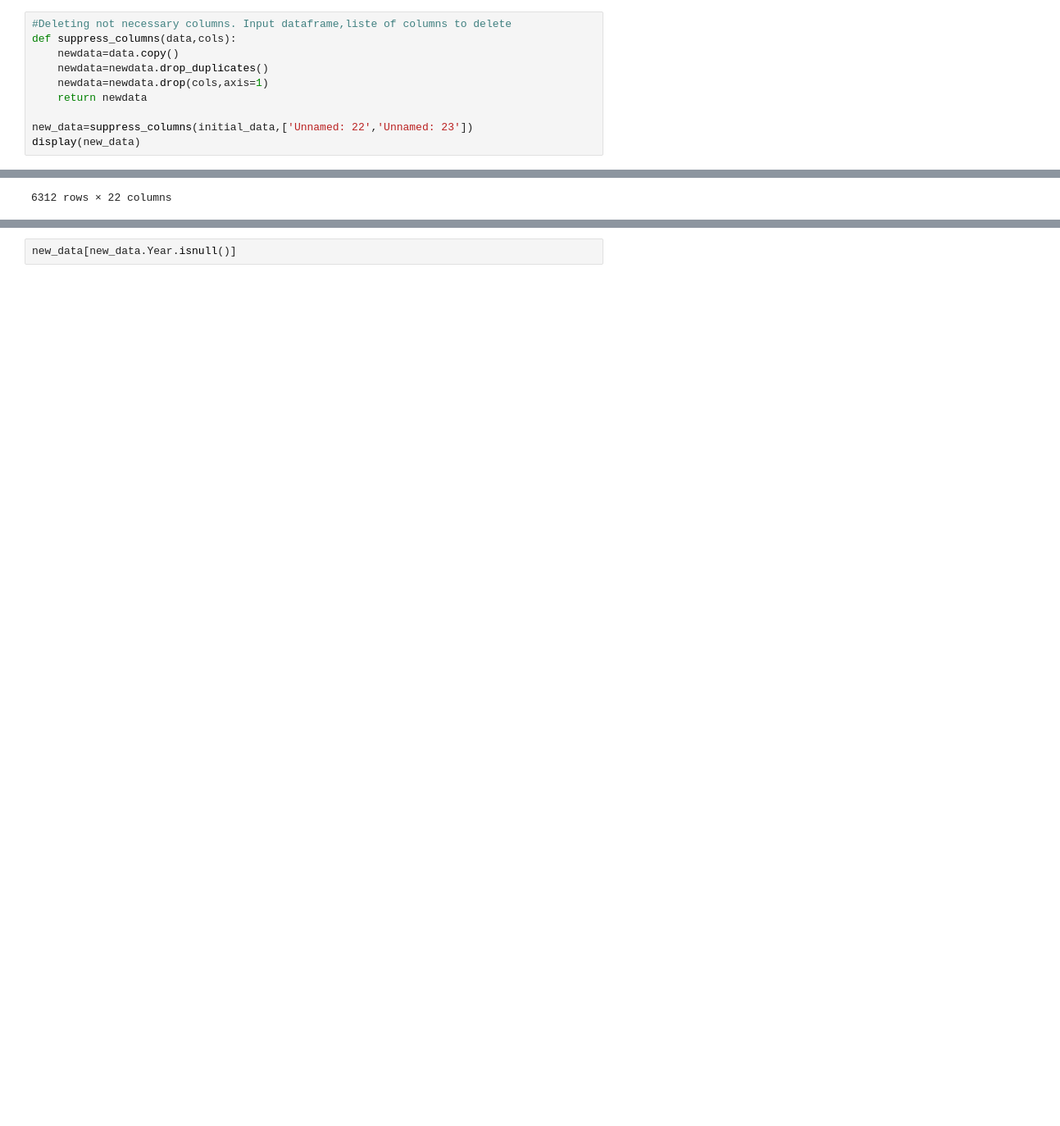
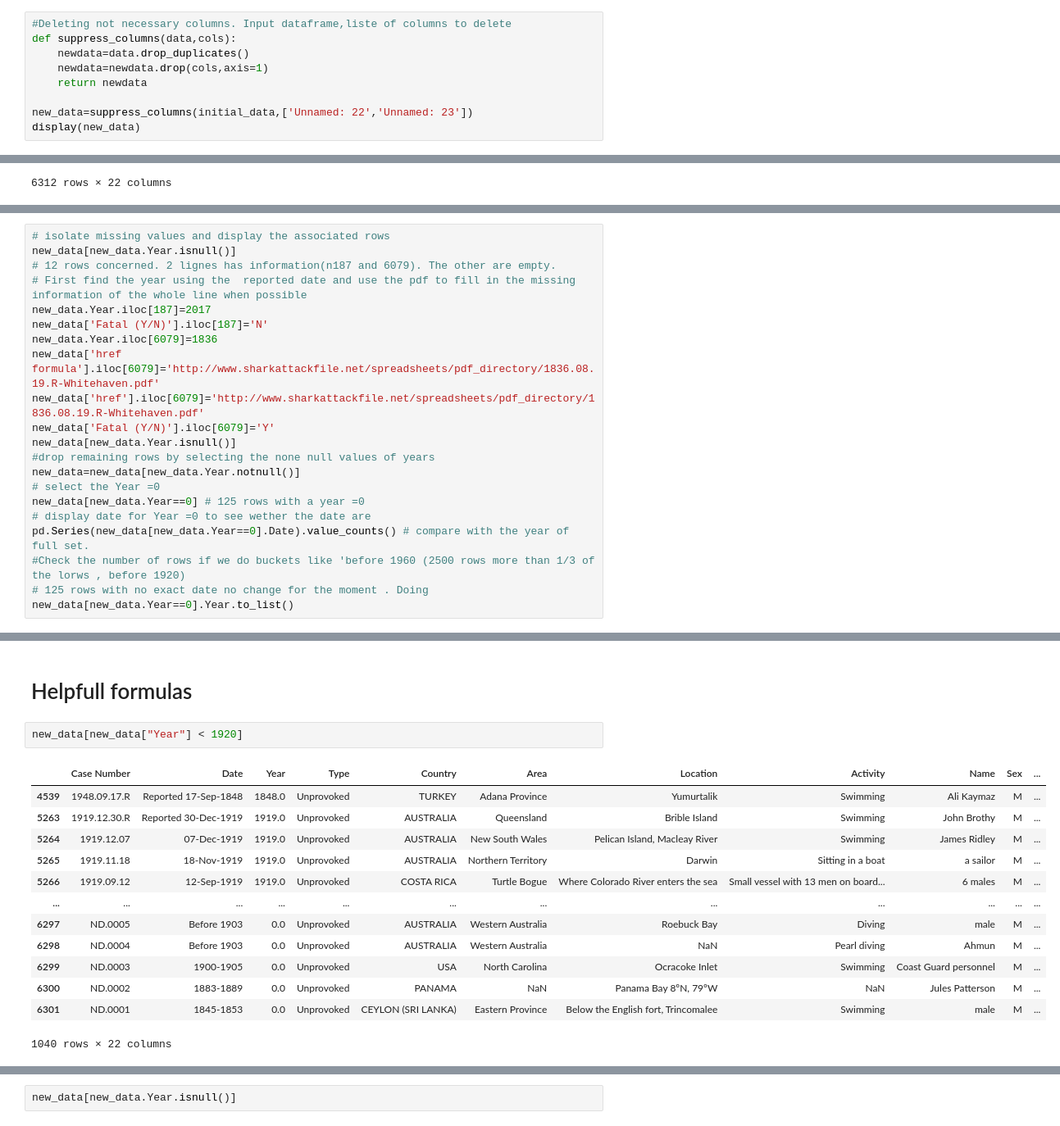
Before and after one commit to srosamont/Projects_Ironhack, a Jupyter notebook: Shark_lab.ipynb, the cells around one changed output, grey strips where cells are left out. Shown at 82% size. Drawn from its saved outputs; the diff is of its cells as text; blank space fills up the shorter version.

Commit message:
Empty rows deleted

```diff
--- a/Shark_lab.ipynb
+++ b/Shark_lab.ipynb
@@ -174,8 +97,7 @@ dtype: int64
 # %%
 #Deleting not necessary columns. Input dataframe,liste of columns to delete
 def suppress_columns(data,cols):
-    newdata=data.copy()
-    newdata=newdata.drop_duplicates()
+    newdata=data.drop_duplicates()
     newdata=newdata.drop(cols,axis=1)
     return newdata
 
@@ -232,0 +137,21 @@ new_data[new_data.Year.isnull()]
+# %%
+# isolate missing values and display the associated rows
+new_data[new_data.Year.isnull()]
+# 12 rows concerned. 2 lignes has information(n187 and 6079). The other are empty.
+# First find the year using the  reported date and use the pdf to fill in the missing information of the whole line when possible
+new_data.Year.iloc[187]=2017
+new_data['Fatal (Y/N)'].iloc[187]='N'
+new_data.Year.iloc[6079]=1836
+new_data['href formula'].iloc[6079]='http://www.sharkattackfile.net/spreadsheets/pdf_directory/1836.08.19.R-Whitehaven.pdf'
+new_data['href'].iloc[6079]='http://www.sharkattackfile.net/spreadsheets/pdf_directory/1836.08.19.R-Whitehaven.pdf'
+new_data['Fatal (Y/N)'].iloc[6079]='Y'
+new_data[new_data.Year.isnull()]
+#drop remaining rows by selecting the none null values of years
+new_data=new_data[new_data.Year.notnull()]
+# select the Year =0
+new_data[new_data.Year==0] # 125 rows with a year =0
+# display date for Year =0 to see wether the date are
+pd.Series(new_data[new_data.Year==0].Date).value_counts() # compare with the year of full set.
+#Check the number of rows if we do buckets like 'before 1960 (2500 rows more than 1/3 of the lorws , before 1920)
+# 125 rows with no exact date no change for the moment . Doing
+new_data[new_data.Year==0].Year.to_list()
@@ -233,2 +176,20 @@ new_data[new_data.Year.isnull()]
+# %% [markdown]
+# Helpfull formulas
+# %%
+new_data[new_data["Year"] < 1920]
+# %% [output]
+|  | Case Number | Date | Year | Type | Country | Area | Location | Activity | Name | Sex | ... |
+| 4539 | 1948.09.17.R | Reported 17-Sep-1848 | 1848.0 | Unprovoked | TURKEY | Adana Province | Yumurtalik | Swimming | Ali Kaymaz | M | ... |
+| 5263 | 1919.12.30.R | Reported 30-Dec-1919 | 1919.0 | Unprovoked | AUSTRALIA | Queensland | Brible Island | Swimming | John Brothy | M | ... |
+| 5264 | 1919.12.07 | 07-Dec-1919 | 1919.0 | Unprovoked | AUSTRALIA | New South Wales | Pelican Island, Macleay River | Swimming | James Ridley | M | ... |
+| 5265 | 1919.11.18 | 18-Nov-1919 | 1919.0 | Unprovoked | AUSTRALIA | Northern Territory | Darwin | Sitting in a boat | a sailor | M | ... |
+| 5266 | 1919.09.12 | 12-Sep-1919 | 1919.0 | Unprovoked | COSTA RICA | Turtle Bogue | Where Colorado River enters the sea | Small vessel with 13 men on board... | 6 males | M | ... |
+| ... | ... | ... | ... | ... | ... | ... | ... | ... | ... | ... | ... |
+| 6297 | ND.0005 | Before 1903 | 0.0 | Unprovoked | AUSTRALIA | Western Australia | Roebuck Bay | Diving | male | M | ... |
+| 6298 | ND.0004 | Before 1903 | 0.0 | Unprovoked | AUSTRALIA | Western Australia | NaN | Pearl diving | Ahmun | M | ... |
+| 6299 | ND.0003 | 1900-1905 | 0.0 | Unprovoked | USA | North Carolina | Ocracoke Inlet | Swimming | Coast Guard personnel | M | ... |
+| 6300 | ND.0002 | 1883-1889 | 0.0 | Unprovoked | PANAMA | NaN | Panama Bay 8ºN, 79ºW | NaN | Jules Patterson | M | ... |
+| 6301 | ND.0001 | 1845-1853 | 0.0 | Unprovoked | CEYLON (SRI LANKA) | Eastern Province | Below the English fort, Trincomalee | Swimming | male | M | ... |
+1040 rows × 22 columns
 # %%
 # Replace NaN float to integer 0 in numeric table
```
Also changed, not shown: parts of 11 cells of this notebook.
